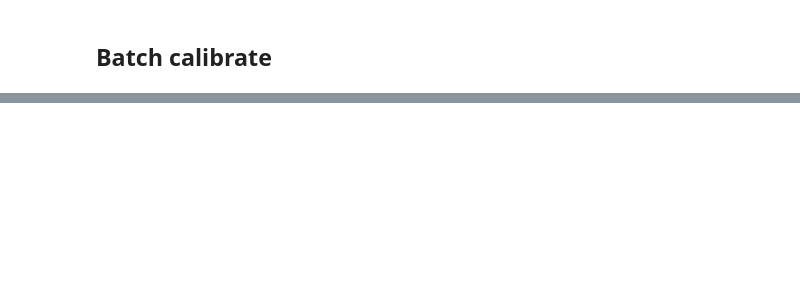
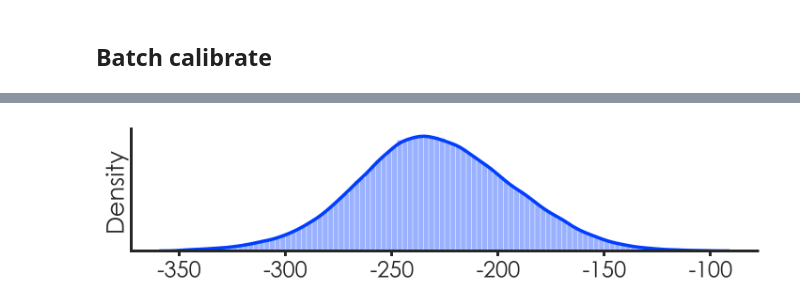
Before and after one commit to aspuru-guzik-group/gp_redox_rxn, a Jupyter notebook: GP_calibration.ipynb, the cells around one changed output, grey strips where cells are left out. Cells and saved outputs as stored; diff of their text form; code cells hidden in the pictures; blank space fills up the shorter version.

```diff
--- a/GP_calibration.ipynb
+++ b/GP_calibration.ipynb
@@ -187,10 +213,15 @@ print(df.shape)
 def chunker(seq, size):
     return (seq[pos:pos + size] for pos in range(0, len(seq), size))
 
-for index in chunker(df.index.tolist(),1024):
+chunk_size=128
+n_bits = preproc.features[0].n_dim
+X_all=np.zeros((len(df),n_bits))
+
+for index in gpm.logging.tqdm(chunker(df.index.tolist(),chunk_size),total=int(len(df)/chunk_size)):
     df.loc[index,linfit]= linear_fit(df.loc[index,baseline].values)
     X_chunk = preproc.transformX(df.loc[index])
     Y_pred,Y_std = gp.predict(X_chunk)
+    X_all[index,:]=X_chunk
     df.loc[index,calib_label]=df.loc[index,linfit]+Y_pred.flatten()
     df.loc[index,calib_label+'_std']=df.loc[index,linfit]+Y_std.flatten()
 print(df.shape)
@@ -202,0 +237,29 @@ df.head(1)
+# %%
+def in_range(a,lower_lim,upper_lim):
+    return lower_lim <= a < upper_lim
+
+n_bins=100
+percentile=False
+n_bits = X_all.shape[1]
+
+sub_df = df[df[calib_label].apply(in_range,args=(-350,-100))]
+if percentile:
+    bins = np.percentile(sub_df[calib_label],np.linspace(0.0,100.0,n_bins+1))
+else:
+    bins = np.linspace(-350,-100.0,n_bins+1)
+
+X_avg = np.zeros((n_bins,n_bits))
+for i in range(n_bins):
+    lower_lim, upper_lim = bins[i],bins[i+1]
+    in_bin = df[calib_label].apply(in_range,args=(lower_lim,upper_lim,))
+    X_avg[i,:]=np.mean(X_all[df[in_bin].index.tolist(),:],axis=0)
+
+plt.figure(figsize=(10,2))
+sns.distplot(sub_df[calib_label].values,bins=bins)
+plt.ylabel('Density')
+plt.yticks([])
+sns.despine()
+plt.savefig('Redox_dist.svg',dpi=300)
+plt.show()
+# %% [output]
+[figure, added]
```
Also changed, not shown: parts of 21 cells of this notebook, 1 other file.
